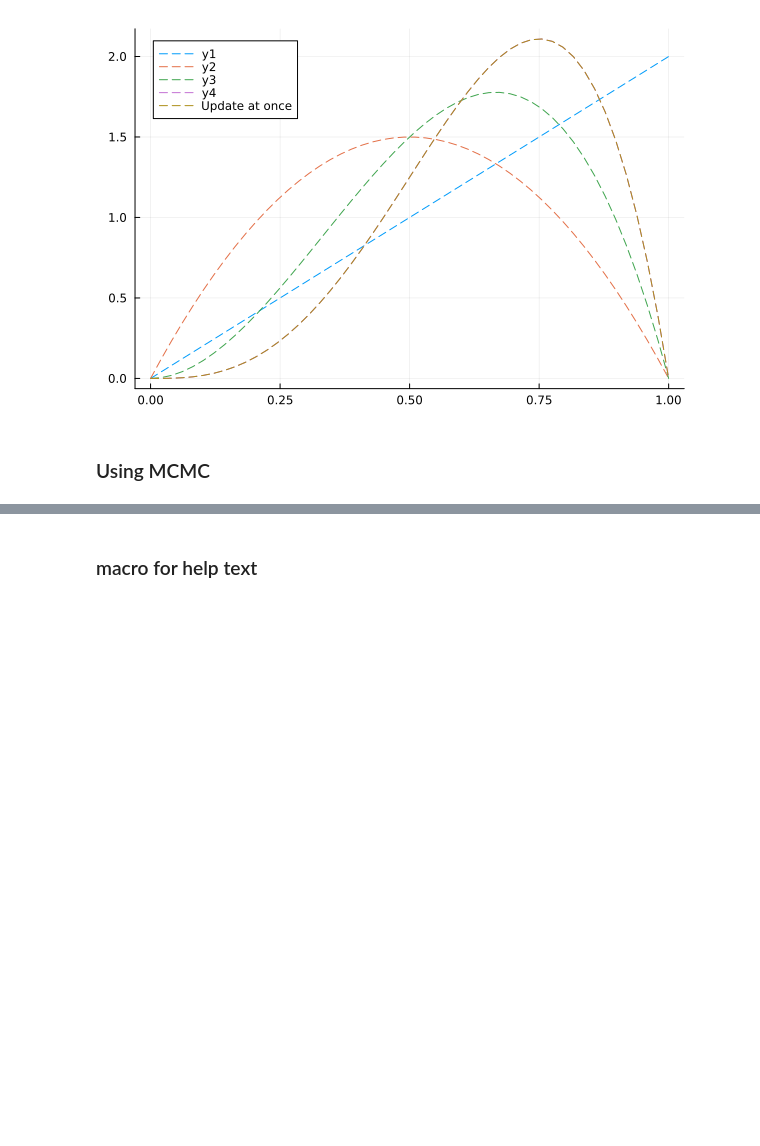
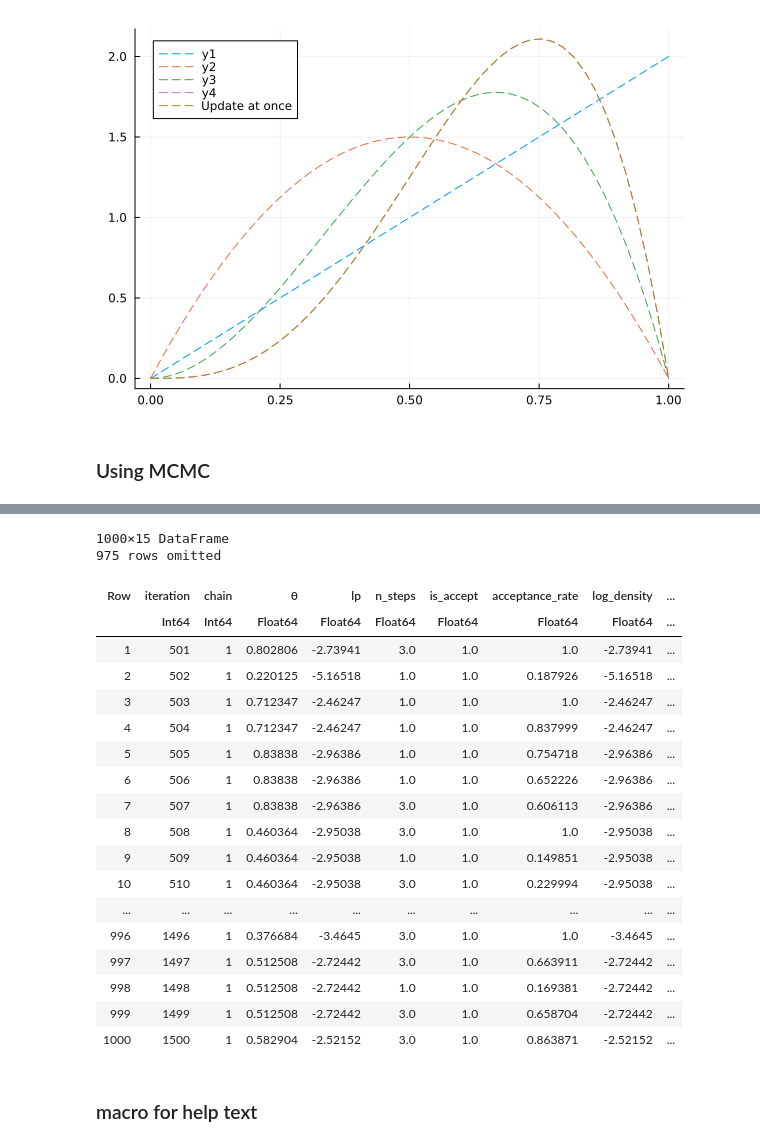
Before and after one commit to sungjuGit/STJuliaIntroBayesian, a Jupyter notebook: GlobeTossing.ipynb, the cells around one changed output, grey strips where cells are left out. Cells and saved outputs as stored; diff of their text form; code cells hidden in the pictures; blank space fills up the shorter version.

```diff
--- a/GlobeTossing.ipynb
+++ b/GlobeTossing.ipynb
@@ -240,3 +254,27 @@ histogram(chain[:θ]; label="Turing MCMC")
+# %%
+using DataFrames
+chain_df = DataFrame(chain)
+# %% [output]
+1000×15 DataFrame
+975 rows omitted
+| Row | iteration | chain | θ | lp | n_steps | is_accept | acceptance_rate | log_density | ... |
+|  | Int64 | Int64 | Float64 | Float64 | Float64 | Float64 | Float64 | Float64 | ... |
+| 1 | 501 | 1 | 0.802806 | -2.73941 | 3.0 | 1.0 | 1.0 | -2.73941 | ... |
+| 2 | 502 | 1 | 0.220125 | -5.16518 | 1.0 | 1.0 | 0.187926 | -5.16518 | ... |
+| 3 | 503 | 1 | 0.712347 | -2.46247 | 1.0 | 1.0 | 1.0 | -2.46247 | ... |
+| 4 | 504 | 1 | 0.712347 | -2.46247 | 1.0 | 1.0 | 0.837999 | -2.46247 | ... |
+| 5 | 505 | 1 | 0.83838 | -2.96386 | 1.0 | 1.0 | 0.754718 | -2.96386 | ... |
+| 6 | 506 | 1 | 0.83838 | -2.96386 | 1.0 | 1.0 | 0.652226 | -2.96386 | ... |
+| 7 | 507 | 1 | 0.83838 | -2.96386 | 3.0 | 1.0 | 0.606113 | -2.96386 | ... |
+| 8 | 508 | 1 | 0.460364 | -2.95038 | 3.0 | 1.0 | 1.0 | -2.95038 | ... |
+| 9 | 509 | 1 | 0.460364 | -2.95038 | 1.0 | 1.0 | 0.149851 | -2.95038 | ... |
+| 10 | 510 | 1 | 0.460364 | -2.95038 | 3.0 | 1.0 | 0.229994 | -2.95038 | ... |
+| ... | ... | ... | ... | ... | ... | ... | ... | ... | ... |
+| 996 | 1496 | 1 | 0.376684 | -3.4645 | 3.0 | 1.0 | 1.0 | -3.4645 | ... |
+| 997 | 1497 | 1 | 0.512508 | -2.72442 | 3.0 | 1.0 | 0.663911 | -2.72442 | ... |
+| 998 | 1498 | 1 | 0.512508 | -2.72442 | 1.0 | 1.0 | 0.169381 | -2.72442 | ... |
+| 999 | 1499 | 1 | 0.512508 | -2.72442 | 3.0 | 1.0 | 0.658704 | -2.72442 | ... |
+| 1000 | 1500 | 1 | 0.582904 | -2.52152 | 3.0 | 1.0 | 0.863871 | -2.52152 | ... |
 # %% [markdown]
 ### macro for help text
 # %%
```
Also changed, not shown: parts of 11 cells of this notebook, 1 other file.
